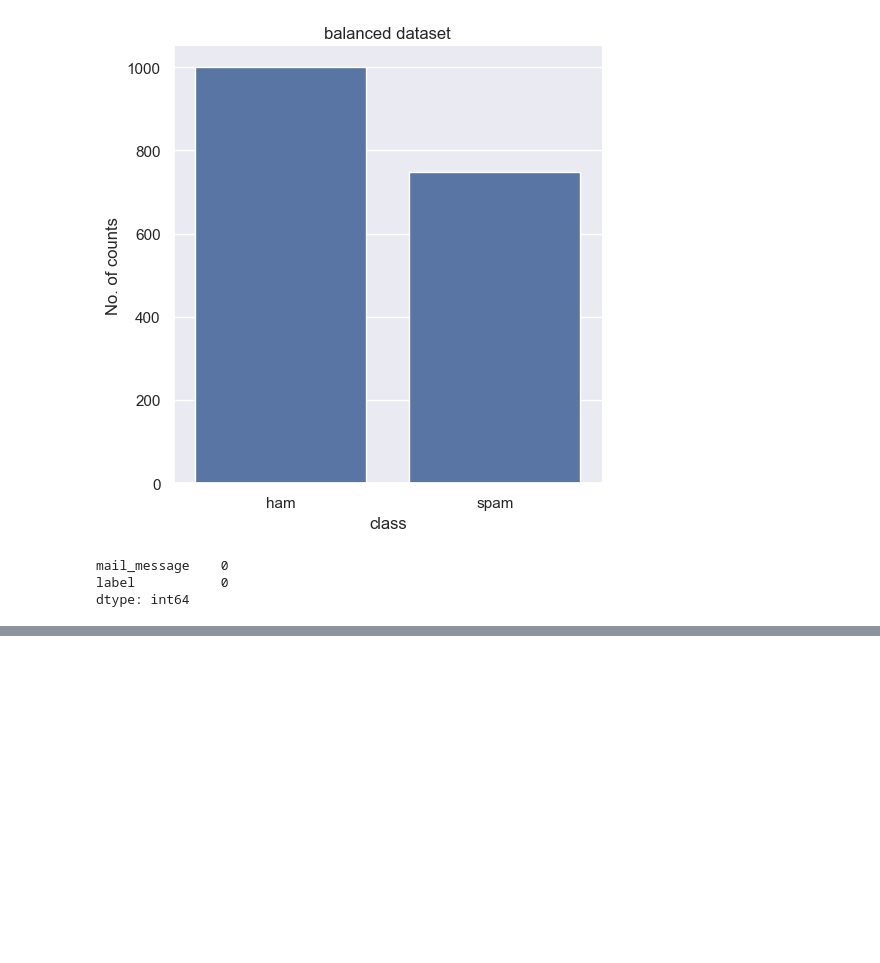
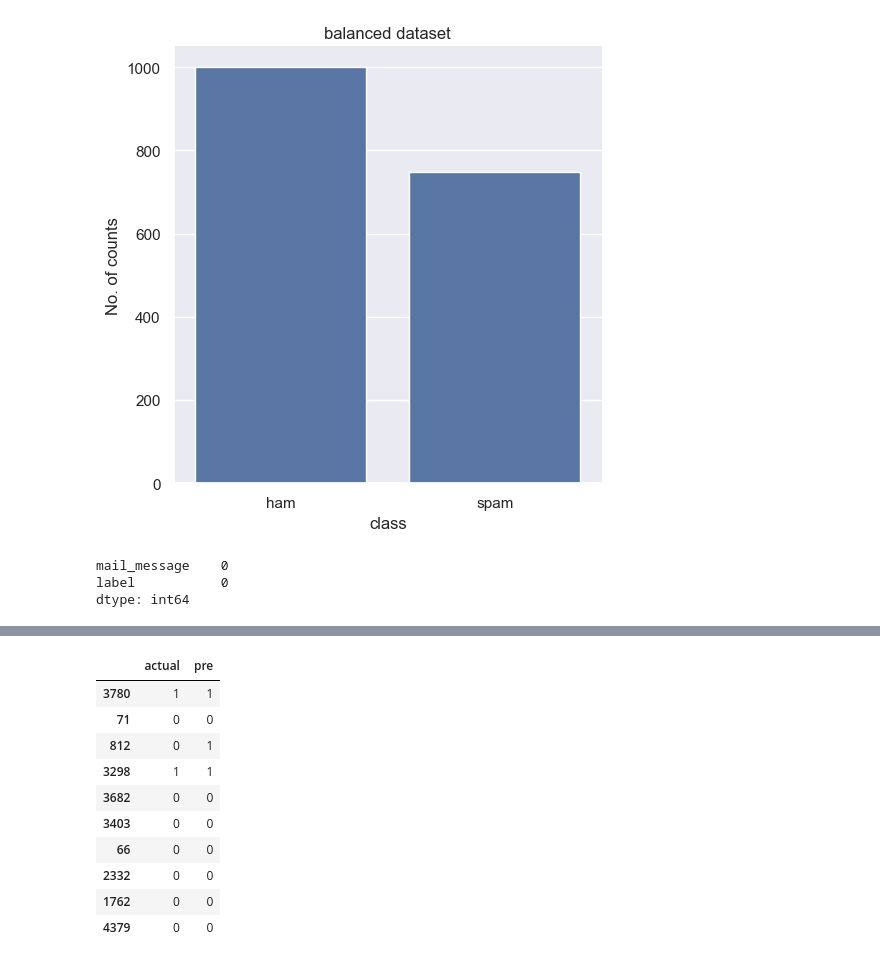
Before and after one commit to Rizzu-0294/data-science, a Jupyter notebook: projects/Mail_classification/spam_classifier_Naive_bayers.ipynb, the cells around one changed output, grey strips where cells are left out. Drawn from its saved outputs; the diff is of its cells as text; code cells hidden in the pictures; blank space fills up the shorter version.

```diff
--- a/projects/Mail_classification/spam_classifier_Naive_bayers.ipynb
+++ b/projects/Mail_classification/spam_classifier_Naive_bayers.ipynb
@@ -185,0 +270,16 @@ BOW_obj=CountVectorizer(max_features=2000,stop_words='english')
+# %%
+compare_dict={'actual':y_test,'pre':pre}
+comparison_df=pd.DataFrame(compare_dict)
+comparison_df.head(10)
+# %% [output]
+|  | actual | pre |
+| 3780 | 1 | 1 |
+| 71 | 0 | 0 |
+| 812 | 0 | 1 |
+| 3298 | 1 | 1 |
+| 3682 | 0 | 0 |
+| 3403 | 0 | 0 |
+| 66 | 0 | 0 |
+| 2332 | 0 | 0 |
+| 1762 | 0 | 0 |
+| 4379 | 0 | 0 |
```
Also changed, not shown: parts of 29 cells of this notebook, 29 other files.
